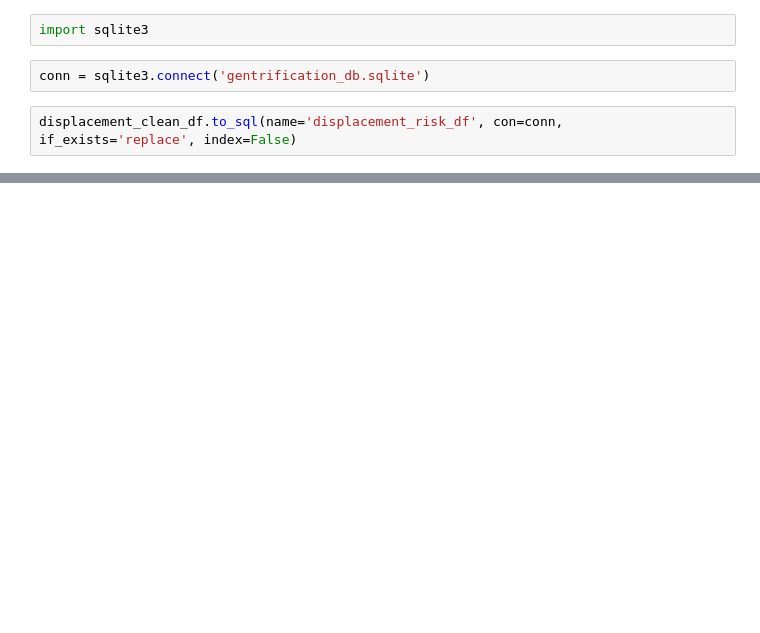
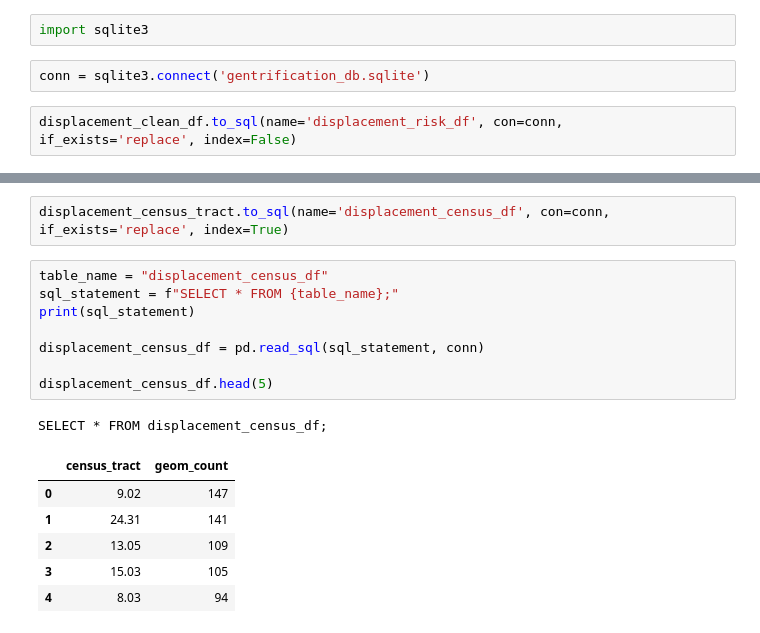
Before and after one commit to boggesstristyn/bootcamp-project, a Jupyter notebook: Cleaning/displacement_risk_cleaning.ipynb, the cells around one changed output, grey strips where cells are left out. Drawn from its saved outputs; the diff is of its cells as text; blank space fills up the shorter version.

```diff
--- a/Cleaning/displacement_risk_cleaning.ipynb
+++ b/Cleaning/displacement_risk_cleaning.ipynb
@@ -181,0 +205,18 @@ SELECT * FROM displacement_risk_df;
+# %%
+displacement_census_tract.to_sql(name='displacement_census_df', con=conn, if_exists='replace', index=True)
+# %%
+table_name = "displacement_census_df"
+sql_statement = f"SELECT * FROM {table_name};"
+print(sql_statement)
+
+displacement_census_df = pd.read_sql(sql_statement, conn)
+
+displacement_census_df.head(5)
+# %% [output]
+SELECT * FROM displacement_census_df;
+|  | census_tract | geom_count |
+| 0 | 9.02 | 147 |
+| 1 | 24.31 | 141 |
+| 2 | 13.05 | 109 |
+| 3 | 15.03 | 105 |
+| 4 | 8.03 | 94 |
```
Also changed, not shown: parts of 14 cells of this notebook, 3 other files.
